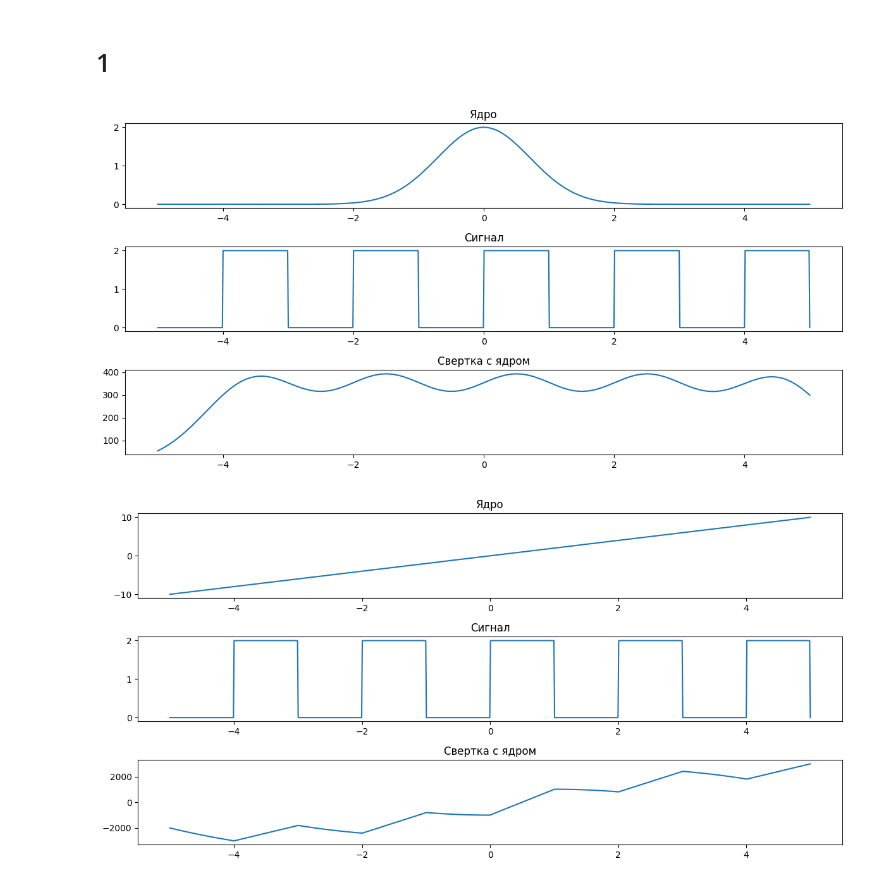
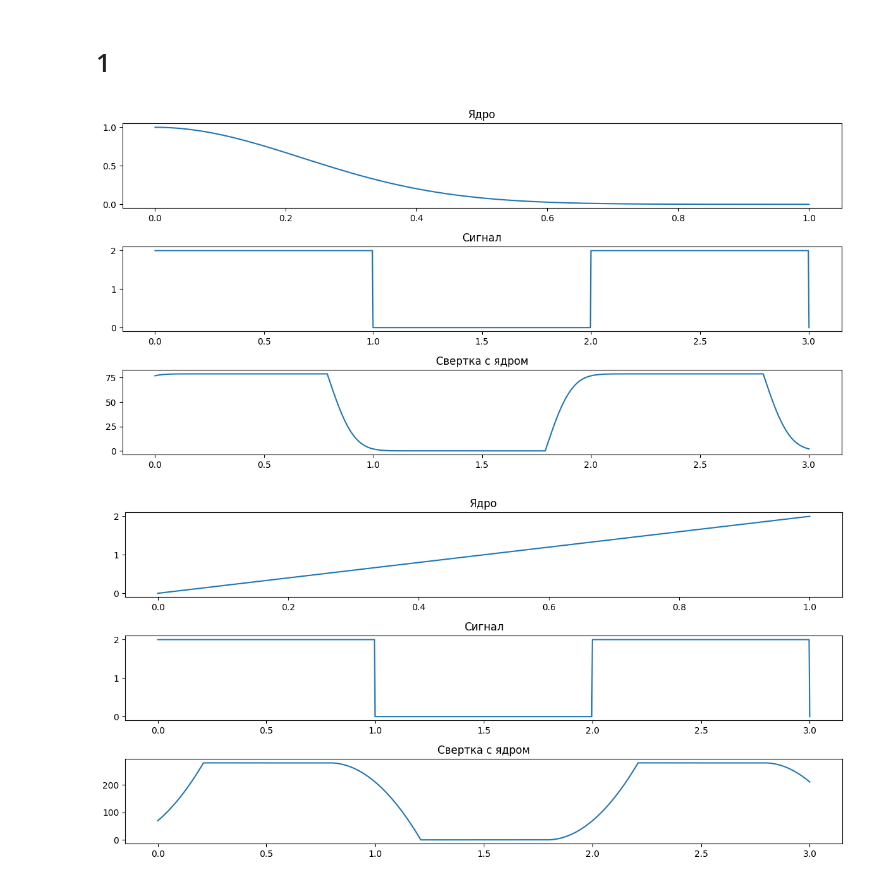
Before and after one commit to EmelyanovAlexey/digital_signal, a Jupyter notebook: lab_5.ipynb, the cells around one changed output. Cells and saved outputs as stored; diff of their text form; code cells hidden in the pictures.

```diff
--- a/lab_5.ipynb
+++ b/lab_5.ipynb
@@ -12,11 +12,11 @@ def rectangular_signal(t):
     else:
         return 0
 
-def print_1_2(t, kernel, signal, convolved_signal, title):
+def print_1_2(t, t_kernal, kernel, signal, convolved_signal, title):
     plt.figure(figsize=(12, 6))
     plt.subplot(3, 1, 1)
     plt.title(title)
-    plt.plot(t, kernel, label='Ядро')
+    plt.plot(t_kernal, kernel, label='Ядро')
     plt.title('Ядро')
     plt.subplot(3, 1, 2)
     plt.title('Сигнал')
@@ -26,33 +26,53 @@ def print_1_2(t, kernel, signal, convolved_signal, title):
     plt.title('Свертка с ядром')
     plt.tight_layout()
     plt.show()
+
+def print_1_2_2(t, t_kernal, kernel, signal, convolved_signal, title, tt):
+    plt.figure(figsize=(12, 6))
+    plt.subplot(3, 1, 1)
+    plt.title(title)
+    plt.plot(t_kernal, kernel, label='Ядро')
+    plt.title('Ядро')
+    plt.subplot(3, 1, 2)
+    plt.title('Сигнал')
+    plt.plot(t, signal, label='Сигнал')
+    plt.subplot(3, 1, 3)
+    plt.plot(t, convolved_signal, label='Результат свертки')
+    plt.plot(t, tt, label='Результат свертки')
+    plt.title('Свертка с ядром')
+    plt.tight_layout()
+    plt.show()
 # %% [markdown]
 ![image.png](attachment:image.png)
 # %% [markdown]
 # 1
 # %%
-t = np.linspace(-5, 5, 1000)
+t = np.linspace(0, 3, 1000)
+t_kernal = np.linspace(0, 1, 140)
 
 # прямоугольные периодические импульсы
 signal = np.array([rectangular_signal(x) for x in t])
 
 # Ядро свертки Прямоугольник
 A = 2
-kernel_a = A * np.exp(-t**2)
+# kernel_a = A*np.exp(-np.power(t_kernal, 2)/0.1)
+def kernel_exp(x, A):
+    return A*np.exp(-np.power(x, 2)/0.1)
+kernel_a = kernel_exp(t_kernal, 1)
 
 # Ядро свертки - линейная функция
-kernel_b = 2 * t
+kernel_b = 2 * t_kernal
 
 # Выполняем свертку
 convolved_signal_a = np.convolve(signal, kernel_a, mode='same')
 convolved_signal_b = np.convolve(signal, kernel_b, mode='same')
 
 # Нарисуем графики
-print_1_2(t, kernel_a, signal, convolved_signal_a, "Прямоугольные периодические импульсы")
-print_1_2(t, kernel_b, signal, convolved_signal_b, "Линейный сигнал")
+print_1_2(t, t_kernal, kernel_a, signal, convolved_signal_a, "Прямоугольные периодические импульсы")
+print_1_2(t, t_kernal, kernel_b, signal, convolved_signal_b, "Линейный сигнал")
 # %% [output]
-[figure, old version]
+[figure, new version]
-[figure, old version]
+[figure, new version]
 # %% [markdown]
 ![image.png](attachment:image.png)
 
```
Also changed, not shown: parts of 8 cells of this notebook, 1 other file.
